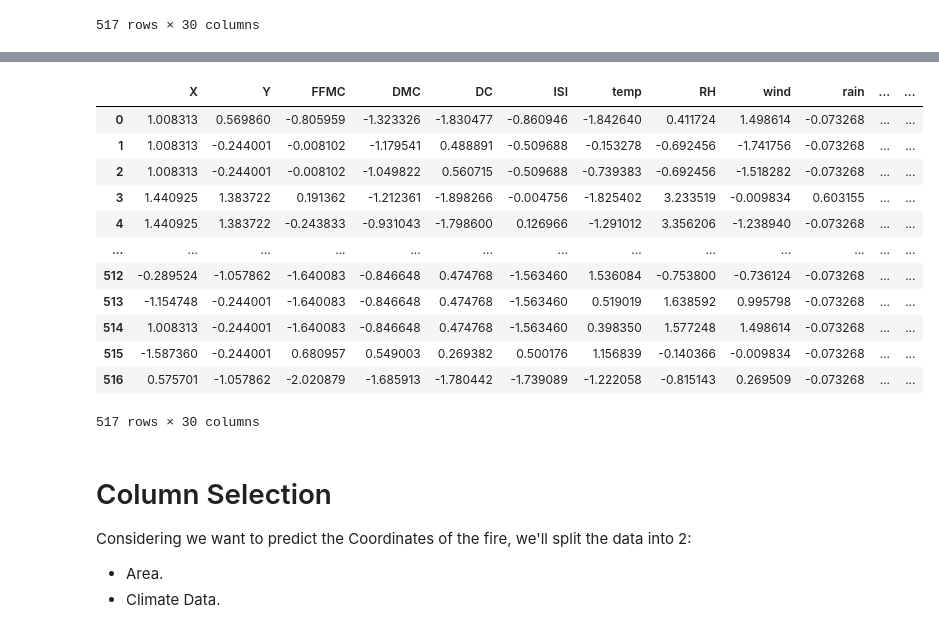
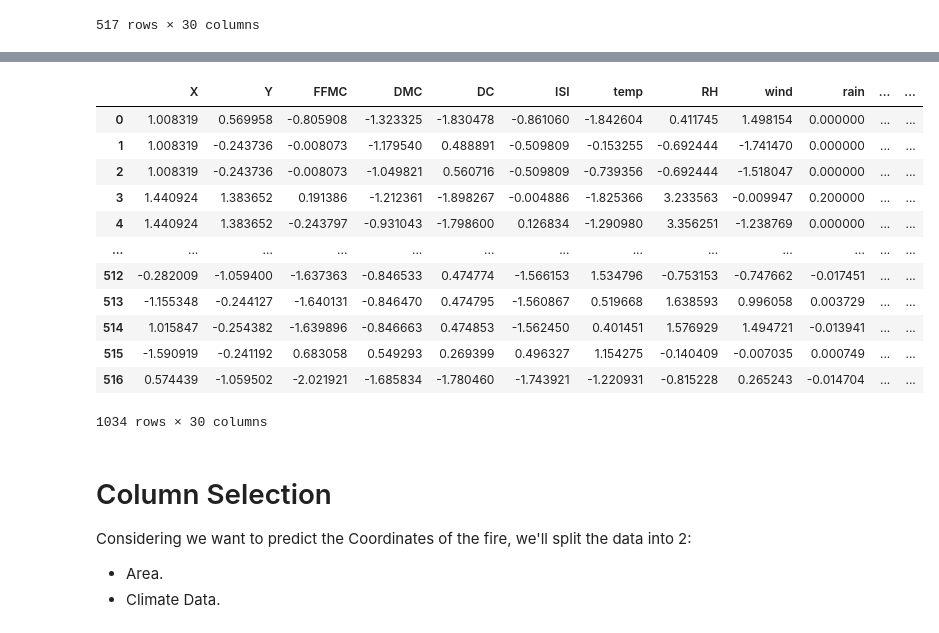
Before and after one commit to Supermjork/Firing-Neurons-Et-Forets, a Jupyter notebook: notebook/neuron-fire.ipynb, the cells around one changed output, grey strips where cells are left out. Saved outputs shown, nothing was run; the diff lists cells and outputs as text; code cells hidden in the pictures.

```diff
--- a/notebook/neuron-fire.ipynb
+++ b/notebook/neuron-fire.ipynb
@@ -190,6 +190,14 @@ encoded_fire
 | 515 | 1 | 4 | 94.4 | 146.0 | 614.7 | 11.3 | 25.6 | 42 | 4.0 | 0.0 | ... | ... |
 | 516 | 6 | 3 | 79.5 | 3.0 | 106.7 | 1.1 | 11.8 | 31 | 4.5 | 0.0 | ... | ... |
 517 rows × 30 columns
+# %%
+# Might try adding more noise
+def add_rnd_noise(data, noisecoef = 0.01):
+    return data + np.random.normal(0, noisecoef, data.shape)
+
+noisy_dat = add_rnd_noise(encoded_fire)
+
+encoded_fire = pd.concat([encoded_fire, noisy_dat], axis = 0)
 # %%
 # Needing to scale the area (Logarithmically)
 encoded_fire['area'] = encoded_fire['area'] * 10000
@@ -221,25 +229,25 @@ Name: area, dtype: float64
 # %%
 # Normalising values
 from sklearn.preprocessing import StandardScaler
 std_scale = StandardScaler()
 
-encoded_fire.iloc[:, :10] = std_scale.fit_transform(encoded_fire.iloc[:, :10])
+encoded_fire.iloc[:, :9] = std_scale.fit_transform(encoded_fire.iloc[:, :9])
 
 encoded_fire
 # %% [output]
 |  | X | Y | FFMC | DMC | DC | ISI | temp | RH | wind | rain | ... | ... |
-| 0 | 1.008313 | 0.569860 | -0.805959 | -1.323326 | -1.830477 | -0.860946 | -1.842640 | 0.411724 | 1.498614 | -0.073268 | ... | ... |
-| 1 | 1.008313 | -0.244001 | -0.008102 | -1.179541 | 0.488891 | -0.509688 | -0.153278 | -0.692456 | -1.741756 | -0.073268 | ... | ... |
-| 2 | 1.008313 | -0.244001 | -0.008102 | -1.049822 | 0.560715 | -0.509688 | -0.739383 | -0.692456 | -1.518282 | -0.073268 | ... | ... |
-| 3 | 1.440925 | 1.383722 | 0.191362 | -1.212361 | -1.898266 | -0.004756 | -1.825402 | 3.233519 | -0.009834 | 0.603155 | ... | ... |
-| 4 | 1.440925 | 1.383722 | -0.243833 | -0.931043 | -1.798600 | 0.126966 | -1.291012 | 3.356206 | -1.238940 | -0.073268 | ... | ... |
+| 0 | 1.008319 | 0.569958 | -0.805908 | -1.323325 | -1.830478 | -0.861060 | -1.842604 | 0.411745 | 1.498154 | 0.000000 | ... | ... |
+| 1 | 1.008319 | -0.243736 | -0.008073 | -1.179540 | 0.488891 | -0.509809 | -0.153255 | -0.692444 | -1.741470 | 0.000000 | ... | ... |
+| 2 | 1.008319 | -0.243736 | -0.008073 | -1.049821 | 0.560716 | -0.509809 | -0.739356 | -0.692444 | -1.518047 | 0.000000 | ... | ... |
+| 3 | 1.440924 | 1.383652 | 0.191386 | -1.212361 | -1.898267 | -0.004886 | -1.825366 | 3.233563 | -0.009947 | 0.200000 | ... | ... |
+| 4 | 1.440924 | 1.383652 | -0.243797 | -0.931043 | -1.798600 | 0.126834 | -1.290980 | 3.356251 | -1.238769 | 0.000000 | ... | ... |
 | ... | ... | ... | ... | ... | ... | ... | ... | ... | ... | ... | ... | ... |
-| 512 | -0.289524 | -1.057862 | -1.640083 | -0.846648 | 0.474768 | -1.563460 | 1.536084 | -0.753800 | -0.736124 | -0.073268 | ... | ... |
-| 513 | -1.154748 | -0.244001 | -1.640083 | -0.846648 | 0.474768 | -1.563460 | 0.519019 | 1.638592 | 0.995798 | -0.073268 | ... | ... |
-| 514 | 1.008313 | -0.244001 | -1.640083 | -0.846648 | 0.474768 | -1.563460 | 0.398350 | 1.577248 | 1.498614 | -0.073268 | ... | ... |
-| 515 | -1.587360 | -0.244001 | 0.680957 | 0.549003 | 0.269382 | 0.500176 | 1.156839 | -0.140366 | -0.009834 | -0.073268 | ... | ... |
-| 516 | 0.575701 | -1.057862 | -2.020879 | -1.685913 | -1.780442 | -1.739089 | -1.222058 | -0.815143 | 0.269509 | -0.073268 | ... | ... |
+| 512 | -0.282009 | -1.059400 | -1.637363 | -0.846533 | 0.474774 | -1.566153 | 1.534796 | -0.753153 | -0.747662 | -0.017451 | ... | ... |
+| 513 | -1.155348 | -0.244127 | -1.640131 | -0.846470 | 0.474795 | -1.560867 | 0.519668 | 1.638593 | 0.996058 | 0.003729 | ... | ... |
+| 514 | 1.015847 | -0.254382 | -1.639896 | -0.846663 | 0.474853 | -1.562450 | 0.401451 | 1.576929 | 1.494721 | -0.013941 | ... | ... |
+| 515 | -1.590919 | -0.241192 | 0.683058 | 0.549293 | 0.269399 | 0.496327 | 1.154275 | -0.140409 | -0.007035 | 0.000749 | ... | ... |
+| 516 | 0.574439 | -1.059502 | -2.021921 | -1.685834 | -1.780460 | -1.743921 | -1.220931 | -0.815228 | 0.265243 | -0.014704 | ... | ... |
-517 rows × 30 columns
+1034 rows × 30 columns
 # %% [markdown]
 # Column Selection
 Considering we want to predict the Coordinates of the fire, we'll split the data into 2:
```
Also changed, not shown: parts of 8 cells of this notebook.
